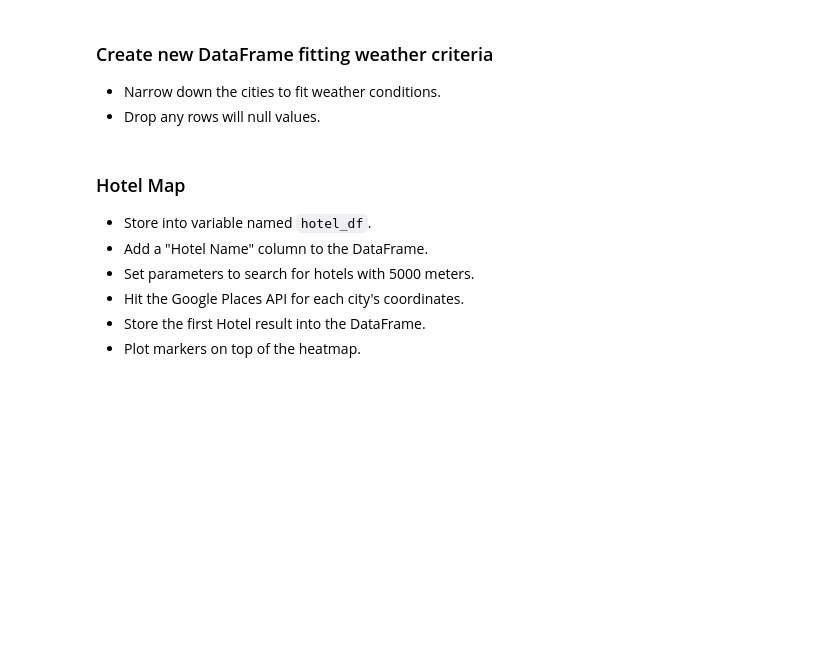
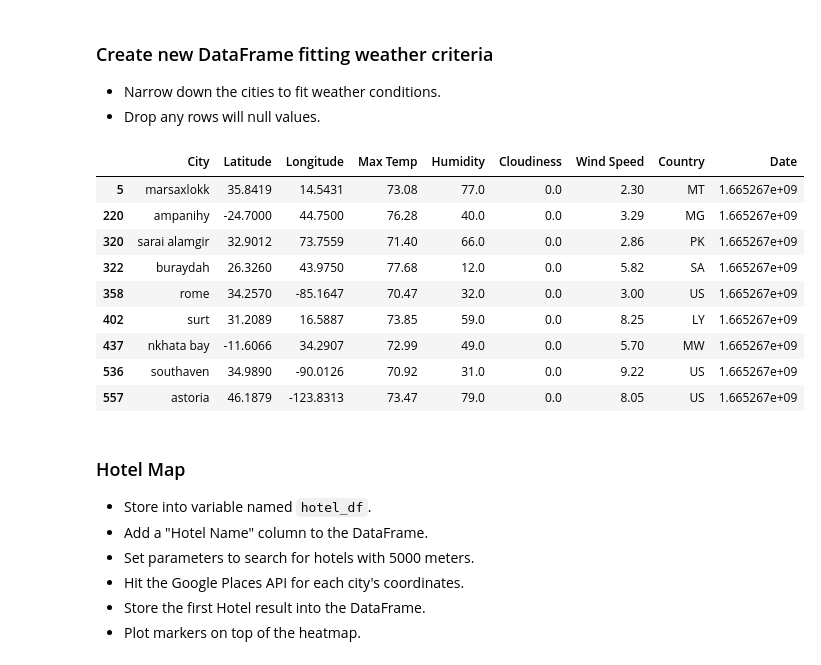
Before and after one commit to kass173/Python-api-Challenge, a Jupyter notebook: VacationPy/VacationPy.ipynb, the cells around one changed output. Cells and saved outputs as stored; diff of their text form; code cells hidden in the pictures; blank space fills up the shorter version.

```diff
--- a/VacationPy/VacationPy.ipynb
+++ b/VacationPy/VacationPy.ipynb
@@ -58,3 +59,25 @@ weather_df.head()
 * Configure gmaps.
 * Use the Lat and Lng as locations and Humidity as the weight.
 * Add Heatmap layer to map.
+# %%
+# Configure gmaps with API key.
+gmaps.configure(api_key=g_key)
+
+# Convert Humidity to float and store
+# Also, handle NaN values
+weather_df = weather_df.dropna()
+humidity = weather_df["Humidity"].astype(float)
+
+# Store 'Latitude' and 'Longitude' into  locations.
+locations = weather_df[["Latitude", "Longitude"]].astype(float)
+
+# Create a humidity Heatmap layer
+fig = gmaps.figure()
+
+heat_layer = gmaps.heatmap_layer(locations, weights=humidity,
+                                 dissipating=False, max_intensity=max(weather_df["Humidity"]),
+                                 point_radius = 2)
+
+fig.add_layer(heat_layer)
+
+fig
@@ -62,6 +87,36 @@ weather_df.head()
 ### Create new DataFrame fitting weather criteria
 * Narrow down the cities to fit weather conditions.
 * Drop any rows will null values.
+# %%
+# Narrow down the DataFrame to find your ideal weather condition.
+filtered_weather_df = weather_df
+
+# Drop any rows that don't contain all three conditions. Want to be sure the weather is ideal.
+
+# A max temperature lower than 80 degrees but higher than 70.
+filtered_weather_df = filtered_weather_df.loc[(filtered_weather_df["Max Temp"] < 80) & (filtered_weather_df["Max Temp"] > 70)]
+
+# Wind speed less than 10 mph.
+filtered_weather_df = filtered_weather_df.loc[filtered_weather_df["Wind Speed"] < 10]
+
+# Zero cloudiness.
+filtered_weather_df = filtered_weather_df.loc[filtered_weather_df["Cloudiness"] == 0]
+
+# Drop any rows with null values
+filtered_weather_df = filtered_weather_df.dropna()
+
+filtered_weather_df
+# %% [output]
+|  | City | Latitude | Longitude | Max Temp | Humidity | Cloudiness | Wind Speed | Country | Date |
+| 5 | marsaxlokk | 35.8419 | 14.5431 | 73.08 | 77.0 | 0.0 | 2.30 | MT | 1.665267e+09 |
+| 220 | ampanihy | -24.7000 | 44.7500 | 76.28 | 40.0 | 0.0 | 3.29 | MG | 1.665267e+09 |
+| 320 | sarai alamgir | 32.9012 | 73.7559 | 71.40 | 66.0 | 0.0 | 2.86 | PK | 1.665267e+09 |
+| 322 | buraydah | 26.3260 | 43.9750 | 77.68 | 12.0 | 0.0 | 5.82 | SA | 1.665267e+09 |
+| 358 | rome | 34.2570 | -85.1647 | 70.47 | 32.0 | 0.0 | 3.00 | US | 1.665267e+09 |
+| 402 | surt | 31.2089 | 16.5887 | 73.85 | 59.0 | 0.0 | 8.25 | LY | 1.665267e+09 |
+| 437 | nkhata bay | -11.6066 | 34.2907 | 72.99 | 49.0 | 0.0 | 5.70 | MW | 1.665267e+09 |
+| 536 | southaven | 34.9890 | -90.0126 | 70.92 | 31.0 | 0.0 | 9.22 | US | 1.665267e+09 |
+| 557 | astoria | 46.1879 | -123.8313 | 73.47 | 79.0 | 0.0 | 8.05 | US | 1.665267e+09 |
 # %% [markdown]
 ### Hotel Map
 * Store into variable named `hotel_df`.
```
Also changed, not shown: parts of 5 cells of this notebook, 5 other files.
